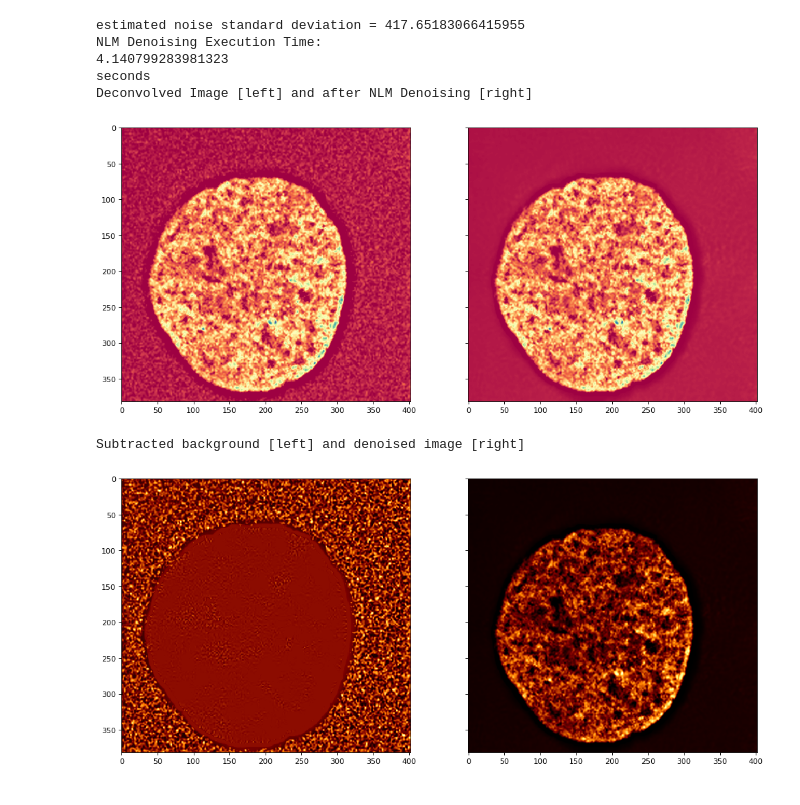
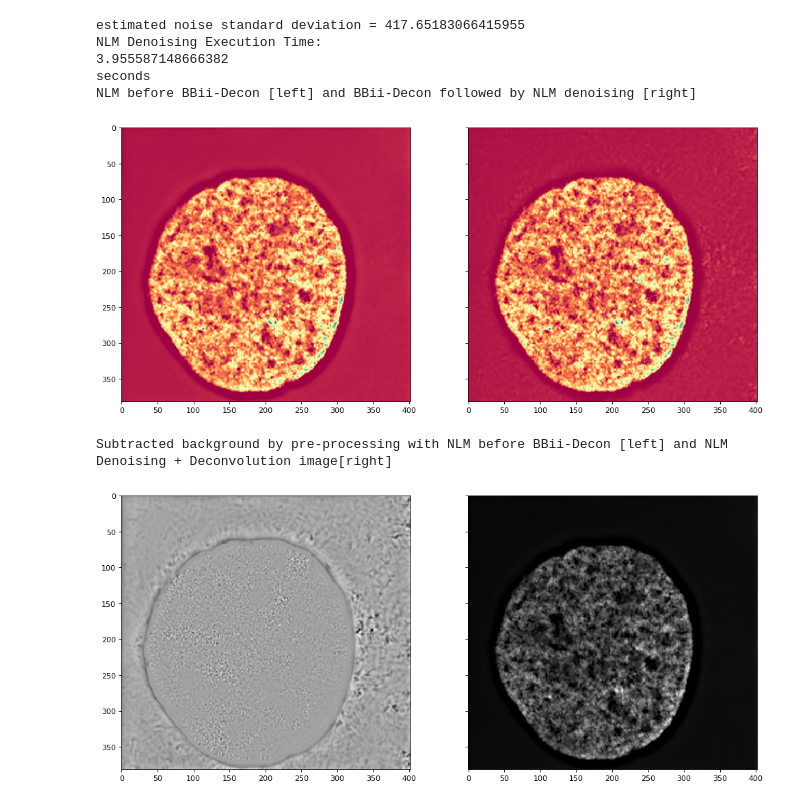
Before and after one commit to gdellaire/BBii-Decon, a Jupyter notebook: demo/BBii_Decon_2D_with_NLM_denoise_2021.ipynb, the cells around one changed output. Drawn from its saved outputs; the diff is of its cells as text; code cells hidden in the pictures.

Commit message:
Update BBii_Decon_2D_with_NLM_denoise_2021.ipynb
Version 2 of BBii-Decon with NLM denoising. Demonstration of effects of pre and post NLM processing with BBii-Decon.

```diff
--- a/demo/BBii_Decon_2D_with_NLM_denoise_2021.ipynb
+++ b/demo/BBii_Decon_2D_with_NLM_denoise_2021.ipynb
@@ -26,7 +78,7 @@ start = time.time()
 print("BBii-Decon Execution Time:")
 
 # run the deblurring
-[f, alpha, proj] = bbii(PSF, img, 15, 1.0e-08, 0.98)
+[f, alpha, proj] = bbii(PSF, denoised, 15, 1.0e-08, 0.98)
 
 # end timing of BBii reconstruction
 end = time.time()
@@ -36,9 +88,11 @@ print("seconds")
 # Compare the orginal image to the deconvolved image
 
 fig, ax = plt.subplots(nrows=1, ncols=2, figsize=(15, 15), dpi=80, sharex=True, sharey=True)
-ax[0].imshow(img, cmap='afmhot')
-ax[1].imshow(f, cmap='afmhot')
+ax[0].imshow(denoised, cmap='gray')
+ax[1].imshow(f, cmap='gray')
 
-print('Original Image [left] and after BBii-Decon [right]')
+f1 = f
+
+print('Original Denoised Image [left] and after BBii-Decon [right]')
 # %% [output]
 BBii-Decon Execution Time:
@@ -49,14 +143,17 @@ Original Image [left] and after BBii-Decon [right]
 # %%
+#Comparison of effects of NLM denoising pre or post BBii-decon
+
 # estimate the noise standard deviation from the noisy image
 sigma_est = np.mean(estimate_sigma(f, channel_axis=-1))
 print(f'estimated noise standard deviation = {sigma_est}')
 
-# Start timing of BBii reconstruction
+
+# Start timing of NLM denoising
 start = time.time()
 print("NLM Denoising Execution Time:")
 
 # Non local means denoise the deconvolved image
-denoised = denoise_nl_means(f, patch_size=15, patch_distance=22, h=800, fast_mode=True, sigma=sigma_est)
+denoised2 = denoise_nl_means(f, patch_size=15, patch_distance=22, h=600, fast_mode=True, sigma=sigma_est)
 
 # end timing of NLM denoising
 end = time.time()
@@ -66,26 +163,28 @@ print("seconds")
 # Compare the deconvolved to image to the denoised image
 
 fig, ax = plt.subplots(nrows=1, ncols=2, figsize=(15, 15), dpi=80, sharex=True, sharey=True)
-ax[0].imshow(f, cmap='Spectral')
-ax[1].imshow(denoised, cmap='Spectral')
+ax[0].imshow(f1, cmap='Spectral')
+ax[1].imshow(denoised2, cmap='Spectral')
 
-print('Deconvolved Image [left] and after NLM Denoising [right]')
+print('NLM before BBii-Decon [left] and BBii-Decon followed by NLM denoising [right]')
 # %% [output]
 estimated noise standard deviation = 417.65183066415955
 NLM Denoising Execution Time:
-4.140799283981323
+3.955587148666382
 seconds
-Deconvolved Image [left] and after NLM Denoising [right]
+NLM before BBii-Decon [left] and BBii-Decon followed by NLM denoising [right]
 [figure]
 # %%
-dif = f - denoised
+#Visualizing background noise removed by pre rather than post NLM processing before BBii-Decon
+
+dif1 = f1 - denoised2
 
 fig, ax = plt.subplots(nrows=1, ncols=2, figsize=(15, 15), dpi=80, sharex=True, sharey=True)
-ax[0].imshow(dif, cmap='afmhot')
-ax[1].imshow(denoised, cmap='afmhot')
+ax[0].imshow(dif1, cmap='gray')
+ax[1].imshow(f1, cmap='gray')
 
 
-print('Subtracted background [left] and denoised image [right]')
+print('Subtracted background by pre-processing with NLM before BBii-Decon [left] and NLM Denoising + Deconvolution image[right]')
 # %% [output]
-Subtracted background [left] and denoised image [right]
+Subtracted background by pre-processing with NLM before BBii-Decon [left] and NLM Denoising + Deconvolution image[right]
-[figure, old version]
+[figure, new version]
```
Also changed, not shown: parts of 7 cells of this notebook.
